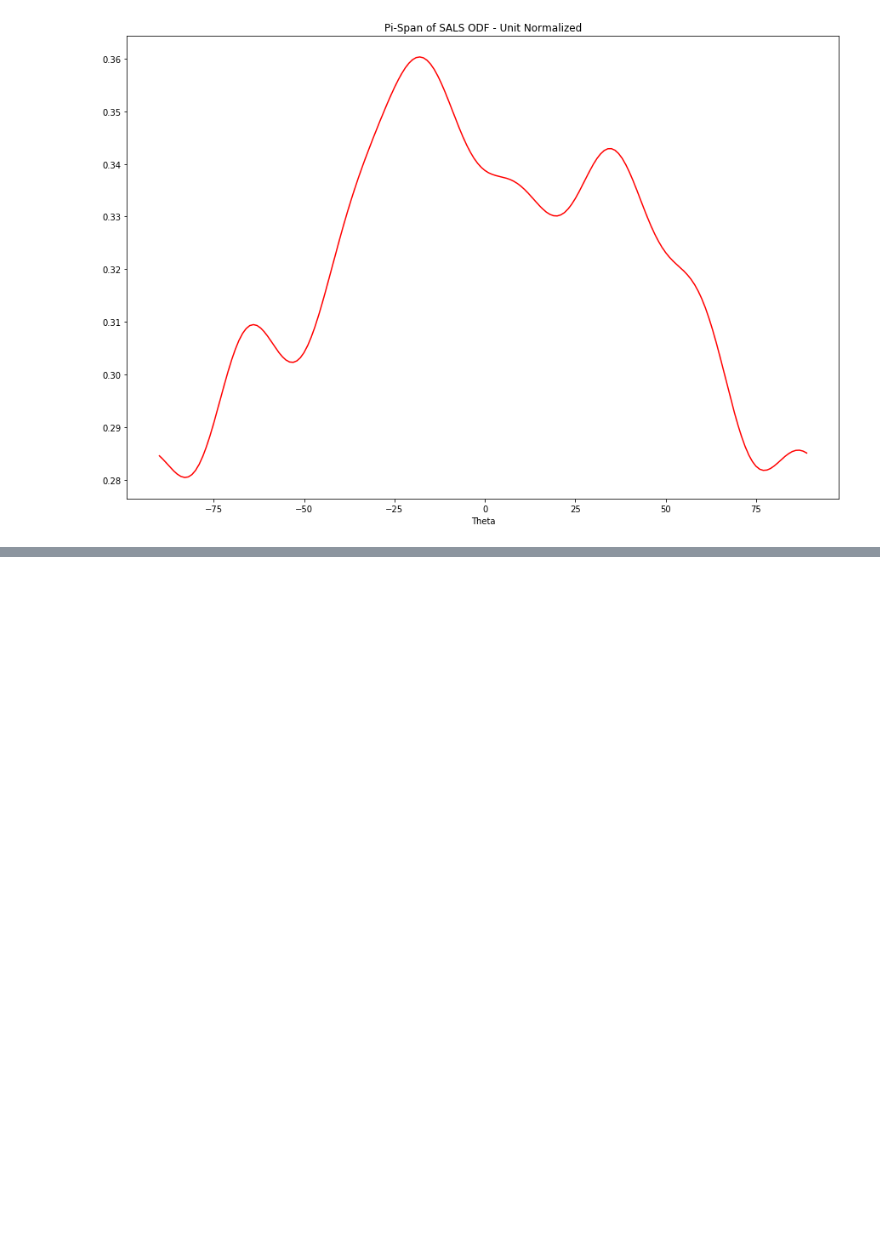
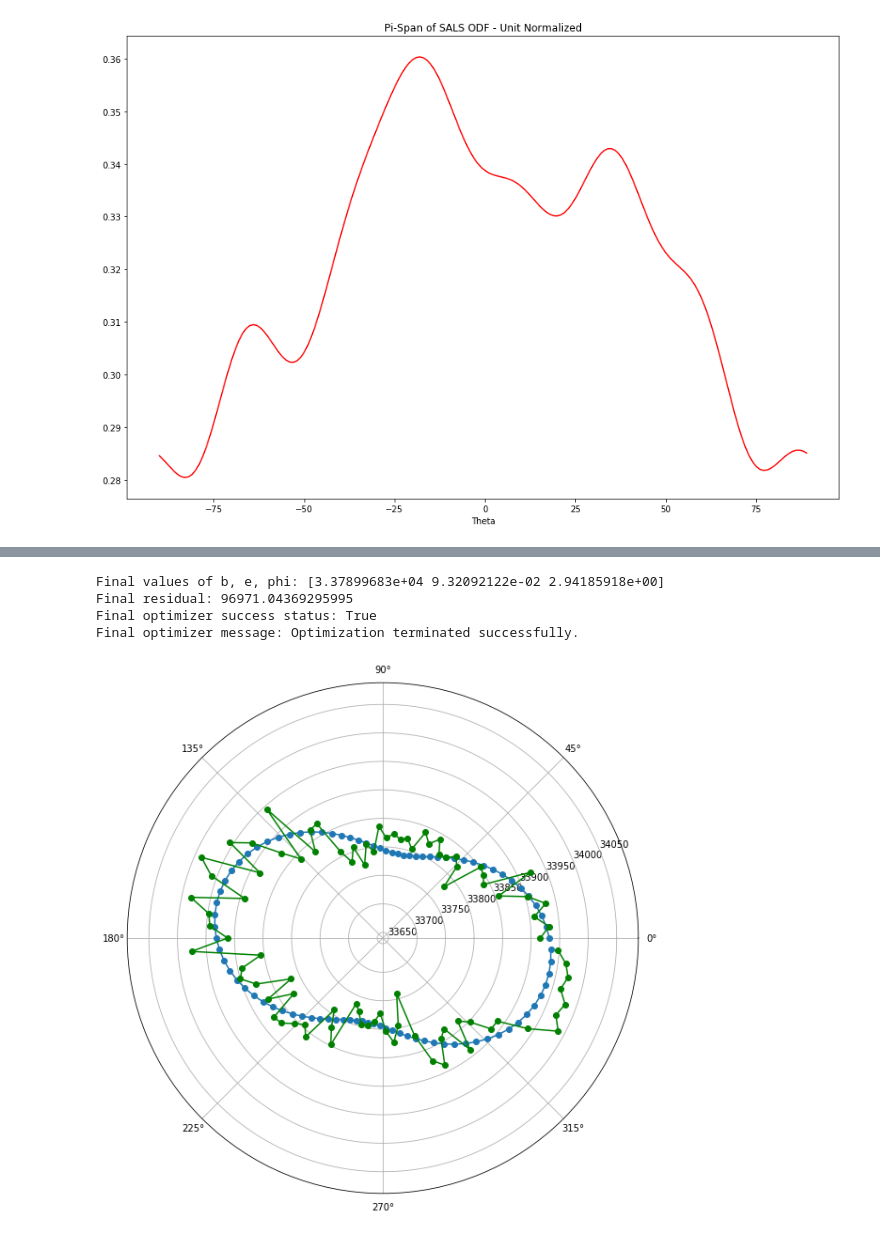
Before and after one commit to stpotter16/psfdi, a Jupyter notebook: notebooks/exploratory/stp_explore_ellipse.ipynb, the cells around one changed output, grey strips where cells are left out. Saved outputs shown, nothing was run; the diff lists cells and outputs as text; code cells hidden in the pictures; blank space fills up the shorter version.

```diff
--- a/notebooks/exploratory/stp_explore_ellipse.ipynb
+++ b/notebooks/exploratory/stp_explore_ellipse.ipynb
@@ -239,0 +261,25 @@ plt.xlabel('Theta');
+# %%
+args_tup = (polar_angles, data)
+int_x = [35000, 0, 0]
+bounds = ((0, 1000 * np.max(bp_data)), (0.0, 1.0), (0, 2 * np.pi))
+
+minfun = odf.minellipsefun
+res = sciopt.differential_evolution(minfun, args=args_tup, bounds=bounds)
+print('Final values of b, e, phi: {}'.format(res.x))
+print('Final residual: {}'.format(res.fun))
+print('Final optimizer success status: {}'.format(res.success))
+print('Final optimizer message: {}'.format(res.message))
+# %% [output]
+Final values of b, e, phi: [3.37899683e+04 9.32092122e-02 2.94185918e+00]
+Final residual: 96971.04369295995
+Final optimizer success status: True
+Final optimizer message: Optimization terminated successfully.
+# %%
+# Visualize fit
+fit_ellipse = odf.ellipse(res.x[0], res.x[1], res.x[2], polar_angles)
+fig = plt.figure(figsize=(10, 10))
+plt.polar(polar_angles, fit_ellipse, marker='o')
+plt.polar(polar_angles, data, marker='o', color='g')
+plt.ylim([data.min() - 100, data.max() + 100]);
+# %% [output]
+[figure, added]
```
Also changed, not shown: parts of 6 cells of this notebook.
